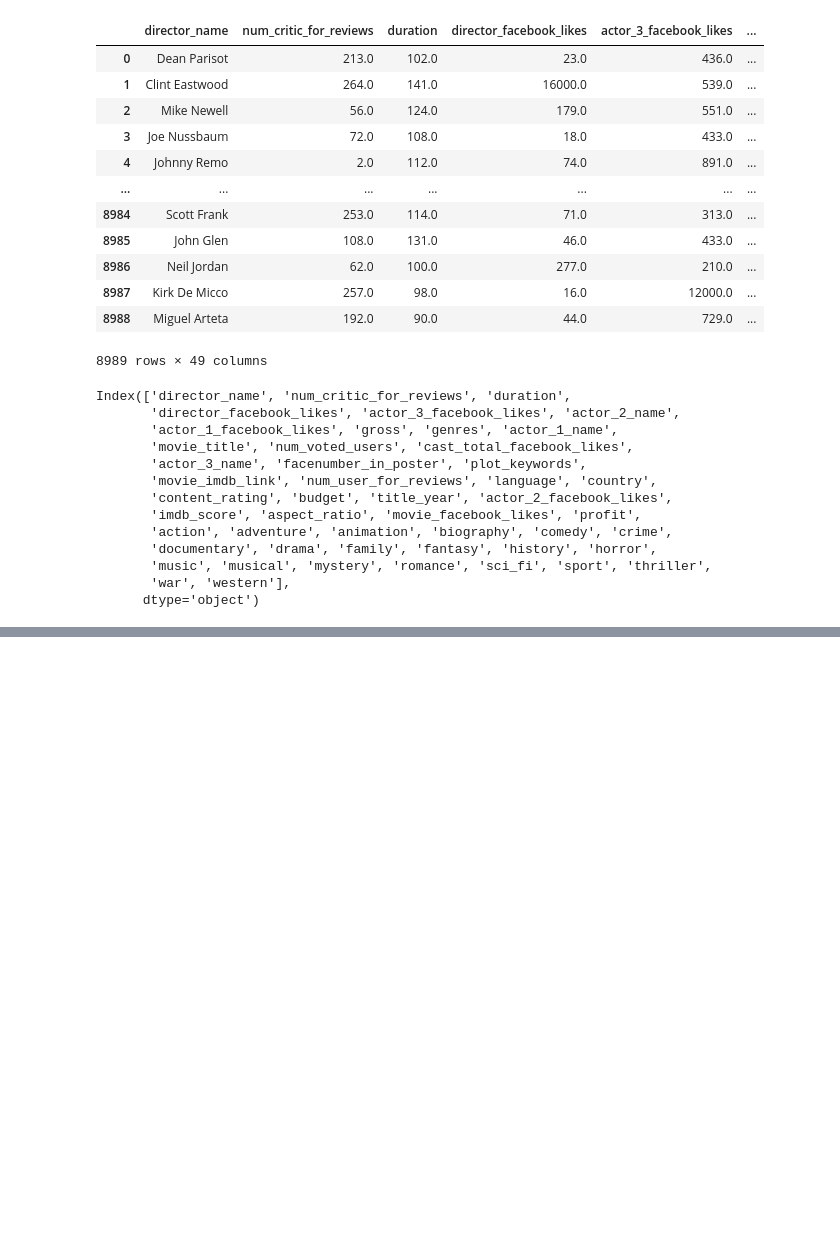
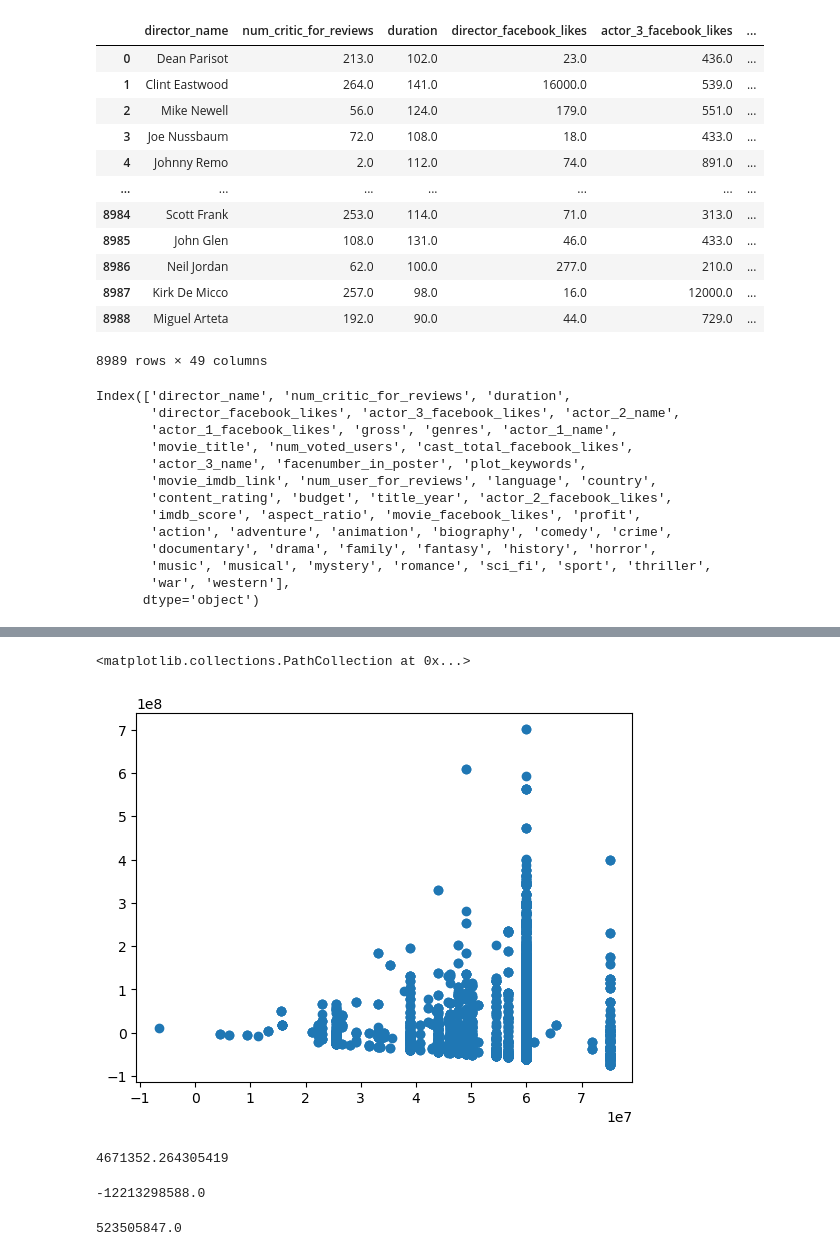
Before and after one commit to diegoschum/Zzzz, a Jupyter notebook: exploratory_analysis.ipynb, the cells around one changed output, grey strips where cells are left out. Cells and saved outputs as stored; diff of their text form; code cells hidden in the pictures; blank space fills up the shorter version.

```diff
--- a/exploratory_analysis.ipynb
+++ b/exploratory_analysis.ipynb
@@ -148,0 +112,26 @@ columns_to_drop = ['director_name','actor_1_name', 'actor_2_name', 'actor_3_name
+# %%
+train['plot_keywords'] = train['plot_keywords'].apply( lambda x: x.split("|"))
+# %%
+joined_list = train['plot_keywords'].values.tolist()
+merged_set = list(map(set, joined_list))
+merged_list = list(map(list, merged_set))
+
+flat_list = []
+for sublist in merged_list:
+    for item in sublist:
+        flat_list.append(item)
+
+# Create DataFrame with keyword counts
+keyword_df = pd.DataFrame({'keyword': flat_list})
+top_keywords = keyword_df['keyword'].value_counts().head(10).reset_index()
+
+# Rename columns and display top 10 keywords
+top_keywords.columns = ['keyword', 'count']
+#get just names
+top_keywords = top_keywords['keyword'].values.tolist()
+#make dummy var categories for each of word
+for keyword in top_keywords:
+    train[keyword] = train['plot_keywords'].apply(lambda x: 1 if keyword in x else 0)
+    test[keyword] = test['plot_keywords'].apply(lambda x: 1 if keyword in x else 0)
+
+train
@@ -148,0 +152,11 @@ columns_to_drop = ['director_name','actor_1_name', 'actor_2_name', 'actor_3_name
+# %%
+#for names in top_keywords: change " " to "_"
+top_keywords = [x.replace(" ", "_") for x in top_keywords]
+#for dummy cols in train chjange to + for keywords
+#in test
+
+train.rename(columns={'new york city': 'new_york_city','high school': 'high_school'}, inplace=True)
+# %%
+
+#make a linear regression wioth smf on profit  using keywoprds as features
+lm = smf.ols(formula='gross ~  ' + ' + '.join(top_keywords), data=train).fit()
@@ -148,0 +194,21 @@ columns_to_drop = ['director_name','actor_1_name', 'actor_2_name', 'actor_3_name
+# %%
+#plot residuals
+plt.scatter(lm.predict(train), lm.resid)
+# %% [output]
+<matplotlib.collections.PathCollection at 0x...>
+[figure, added]
+# %%
+#profit min max and mean
+df['profit'].min()
+df['profit'].max()
+df['profit'].mean()
+# %% [output]
+4671352.264305419
+# %%
+df['profit'].min()
+# %% [output]
+-12213298588.0
+# %%
+df['profit'].max()
+# %% [output]
+523505847.0
```
Also changed, not shown: parts of 11 cells of this notebook, 1 other file.
